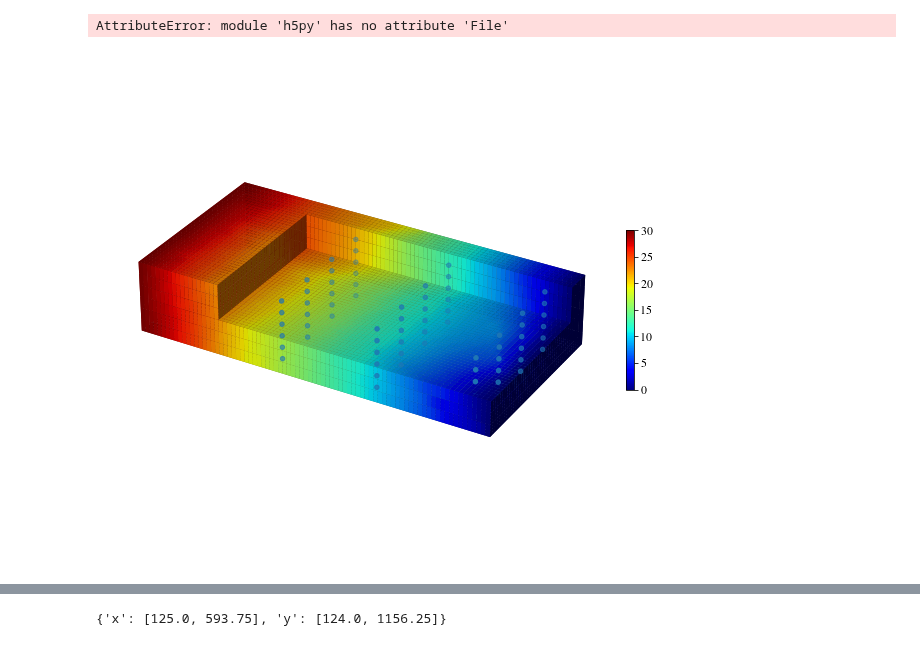
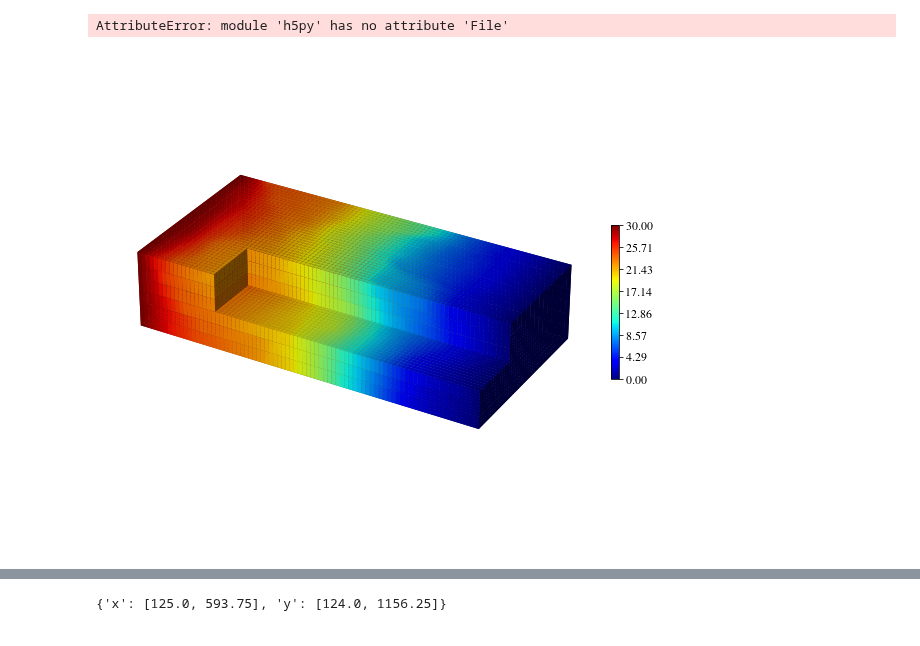
Before and after one commit to ZitongZhou/react_inverse, a Jupyter notebook: TCP_3d/gen_simus.ipynb, the cells around one changed output, grey strips where cells are left out. Saved outputs shown, nothing was run; the diff lists cells and outputs as text; code cells hidden in the pictures.

```diff
--- a/TCP_3d/gen_simus.ipynb
+++ b/TCP_3d/gen_simus.ipynb
@@ -159,8 +161,39 @@ def plot_3d(data, obs, title='', cut=None):
     return fig
-# %%
-f = h5py.File('/Users/zitongzhou/Desktop/react_inverse/TCP_3d/output_0.hdf5', 'r')
-head = np.array(f["head"])
-f.close()  # close the file object for the next run
-fig = plot_3d(head, obs_3d, title='sen', cut=[3,35,19])
-# %% [output]
-[figure, removed]
+# %%
+# f = h5py.File('/Users/zitongzhou/Desktop/react_inverse/TCP_3d/output.hdf5', 'r')
+# head = np.array(f["head"])
+# conc = np.array(f['concentration'])
+# f.close()  # close the file object for the next run
+
+with open('output.pk', 'rb') as file:
+    [conc, heads] = pk.load(file)
+
+# fig = plot_3d(conc[1], title='sen', cut=[3, 12+1, 20-1])
+# fig.savefig('conc1.pdf')
+
+# fig = plot_3d(conc[3], title='sen', cut=[3, 12+1, 20-1])
+# fig.savefig('conc3.pdf')
+
+# fig = plot_3d(conc[5], title='sen', cut=[3, 12+1, 20-1])
+# fig.savefig('conc5.pdf')
+
+# fig = plot_3d(conc[7], title='sen', cut=[3, 12+1, 20-1])
+# fig.savefig('conc7.pdf')
+
+# fig = plot_3d(conc[9], title='sen', cut=[3, 12+1, 20-1])
+# fig.savefig('conc9.pdf')
+
+fig = plot_3d(heads, title='sen', cut=[3, 12+1, 20-1])
+fig.savefig('head.pdf')
+
+# with open('3dkd.pkl', 'rb') as file:
+#     hk = pk.load(file)
+
+# fig = plot_3d(hk, title='sen', cut=[3, 12+1, 20-1])
+# fig.savefig('kd3d.pdf')
+# source_c = np.zeros((6, 41, 81))
+# source_c[3,12,20] = 100
+# fig = plot_3d(source_c, title='source', cut=[3, 12+1, 20-1], sca=[4, 11, 21])
+# fig.savefig('source.pdf')
+# %% [output]
+[figure, added]
```
Also changed, not shown: parts of 3 cells of this notebook, 18 other files.
